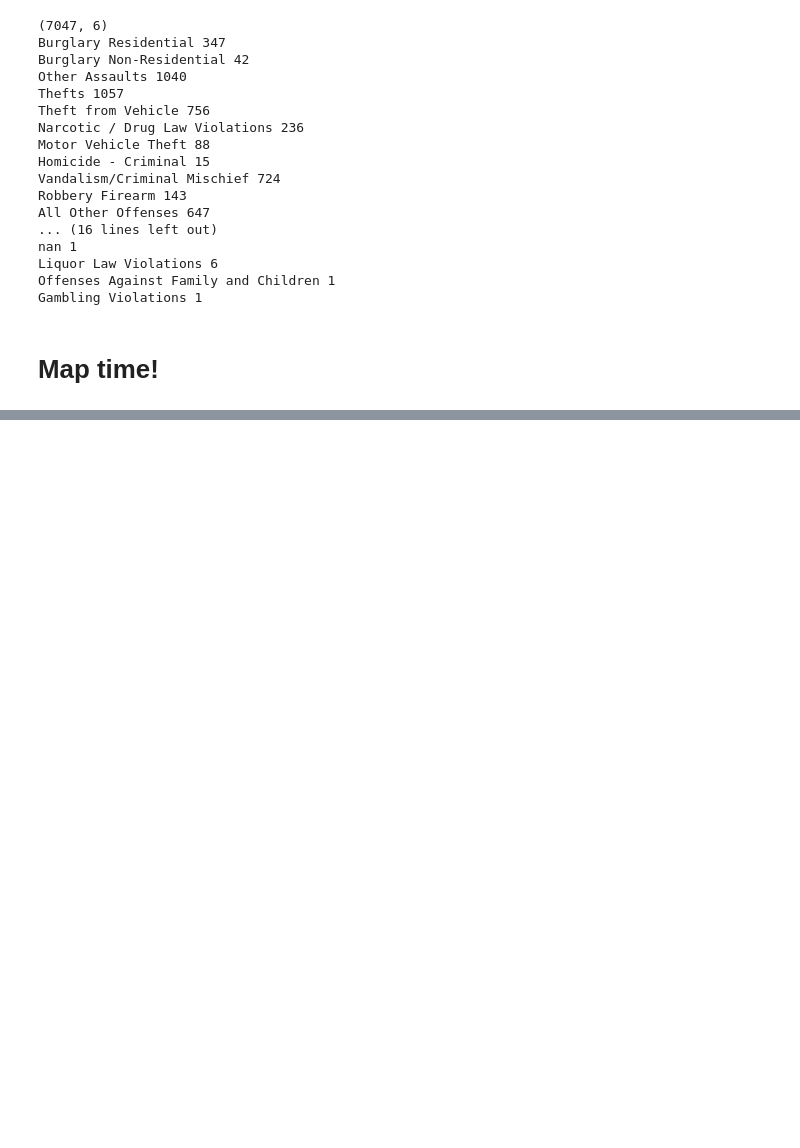
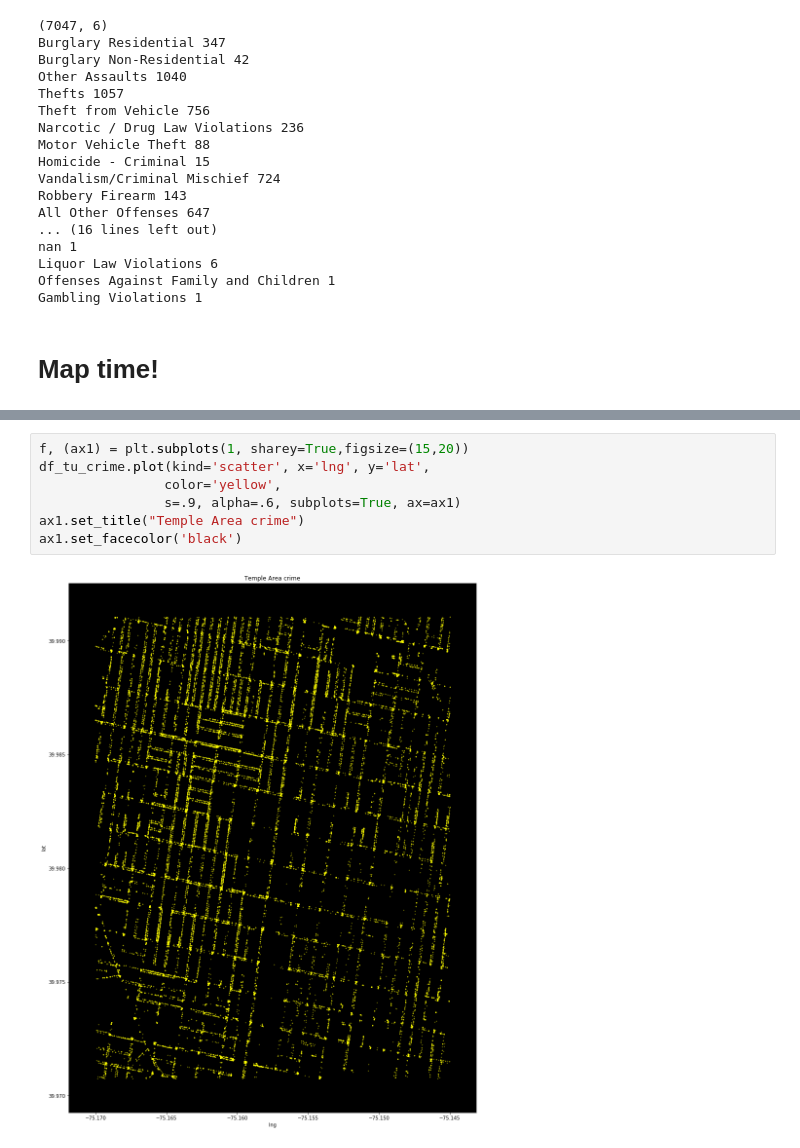
Before and after one commit to SlamDewey/temple-crime-router, a Jupyter notebook: python-data-processing/Data Extraction.ipynb, the cells around one changed output, grey strips where cells are left out. Cells and saved outputs as stored; diff of their text form; blank space fills up the shorter version.

```diff
--- a/python-data-processing/Data Extraction.ipynb
+++ b/python-data-processing/Data Extraction.ipynb
@@ -129,0 +150,9 @@ show_map(df_tu_crime_2018)
+# %%
+f, (ax1) = plt.subplots(1, sharey=True,figsize=(15,20))
+df_tu_crime.plot(kind='scatter', x='lng', y='lat',
+                color='yellow',
+                s=.9, alpha=.6, subplots=True, ax=ax1)
+ax1.set_title("Temple Area crime")
+ax1.set_facecolor('black')
+# %% [output]
+[figure, added]
```
Also changed, not shown: parts of 11 cells of this notebook.
